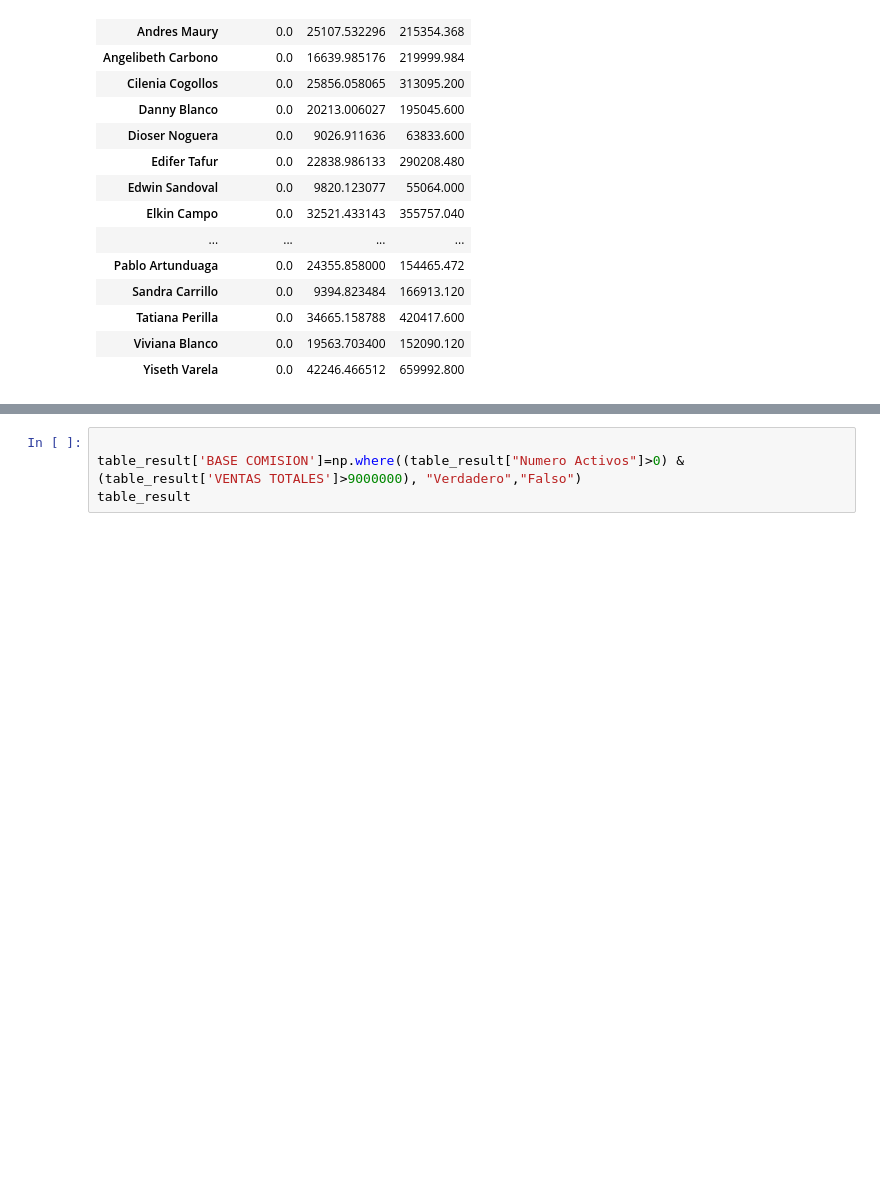
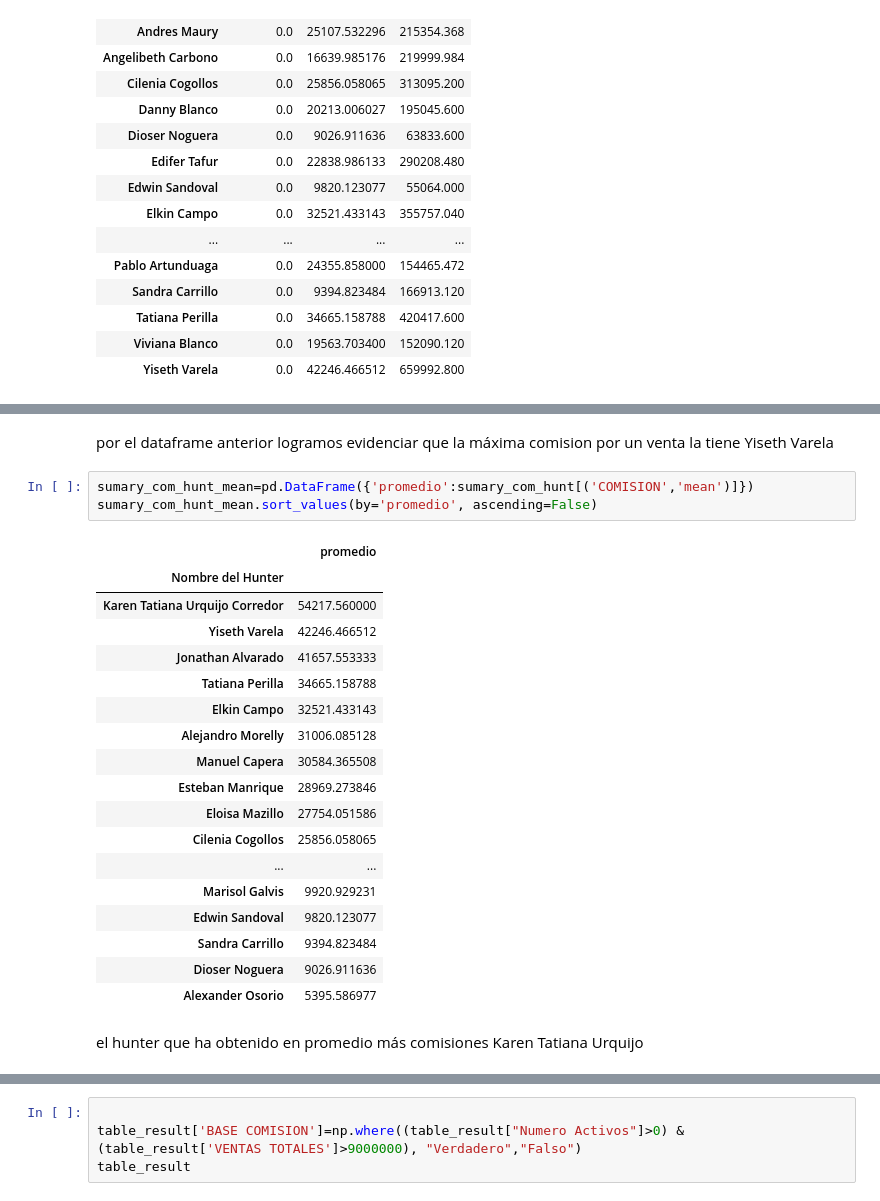
Before and after one commit to AndersonDGueC/data_science_proyects, a Jupyter notebook: frubana/prueba_fruber.ipynb, the cells around one changed output, grey strips where cells are left out. Saved outputs shown, nothing was run; the diff lists cells and outputs as text; blank space fills up the shorter version.

```diff
--- a/frubana/prueba_fruber.ipynb
+++ b/frubana/prueba_fruber.ipynb
@@ -307,3 +331,29 @@ sumary_com_hunt
+# %% [markdown]
+por el dataframe anterior logramos evidenciar que la máxima comision por un venta la tiene Yiseth Varela
+# %%
+sumary_com_hunt_mean=pd.DataFrame({'promedio':sumary_com_hunt[('COMISION','mean')]})
+sumary_com_hunt_mean.sort_values(by='promedio', ascending=False)
+# %% [output]
+|  | promedio |
+| Nombre del Hunter |  |
+| Karen Tatiana Urquijo Corredor | 54217.560000 |
+| Yiseth Varela | 42246.466512 |
+| Jonathan Alvarado | 41657.553333 |
+| Tatiana Perilla | 34665.158788 |
+| Elkin Campo | 32521.433143 |
+| Alejandro Morelly | 31006.085128 |
+| Manuel Capera | 30584.365508 |
+| Esteban Manrique | 28969.273846 |
+| Eloisa Mazillo | 27754.051586 |
+| Cilenia Cogollos | 25856.058065 |
+| ... | ... |
+| Marisol Galvis | 9920.929231 |
+| Edwin Sandoval | 9820.123077 |
+| Sandra Carrillo | 9394.823484 |
+| Dioser Noguera | 9026.911636 |
+| Alexander Osorio | 5395.586977 |
+# %% [markdown]
+el hunter que ha obtenido en promedio más comisiones Karen Tatiana Urquijo
 # %%
 hunter_vent_com=data_com_t.groupby('Nombre del Hunter')['COMISION'].sum()
 df_hunter_vent_com=pd.DataFrame({'Nombre del Hunter':hunter_vent_com.index, 'COMISION TOTAL':hunter_vent_com.values})
```
Also changed, not shown: parts of 7 cells of this notebook.
